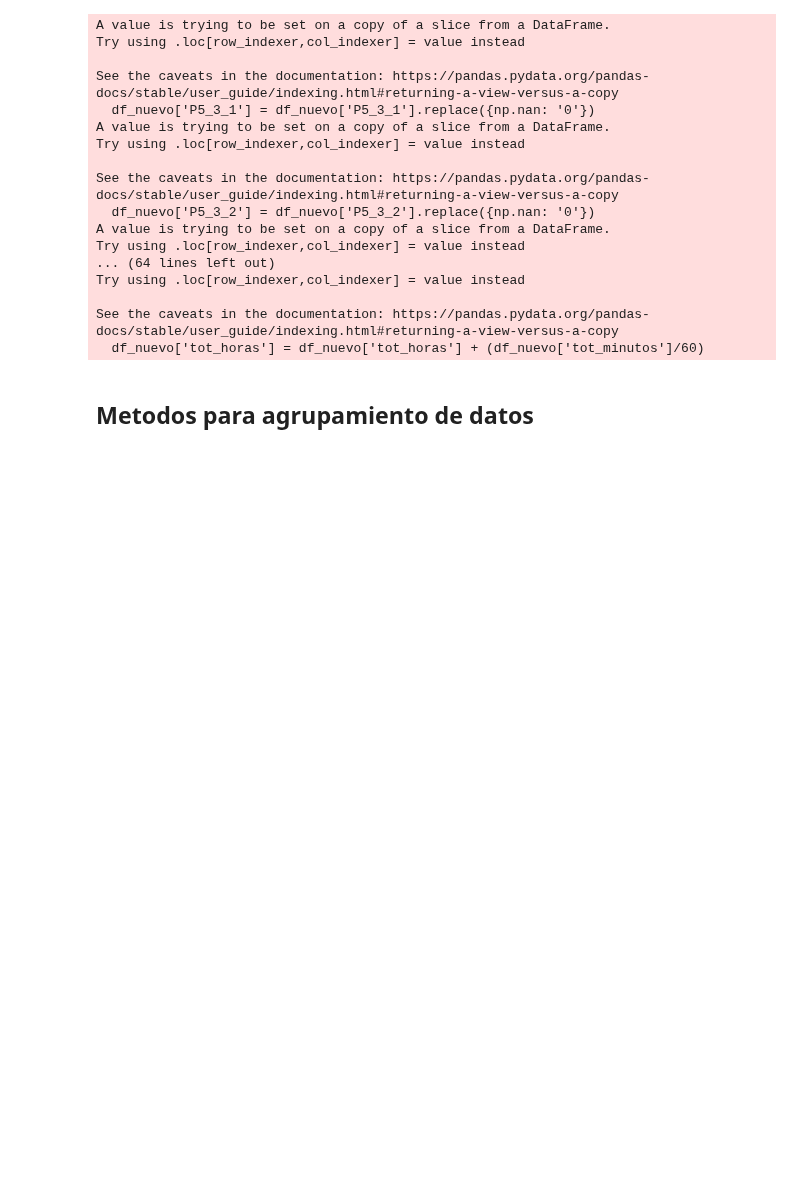
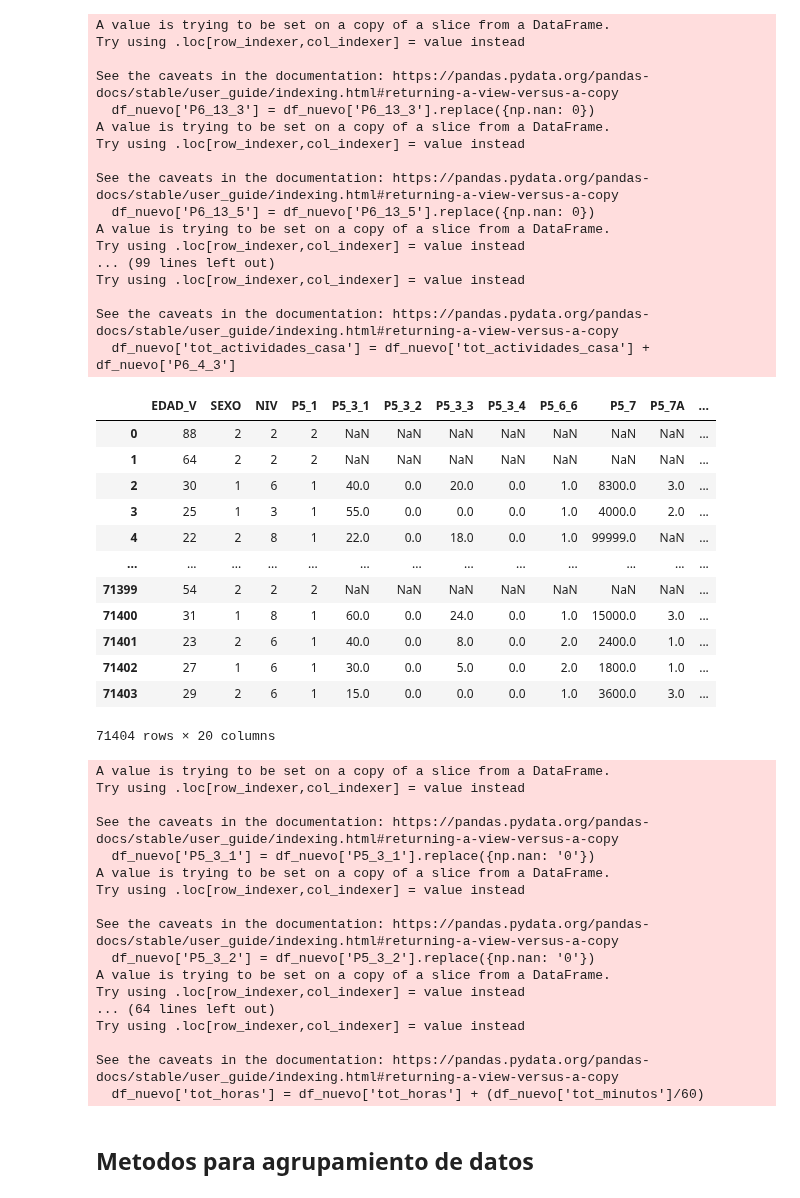
Before and after one commit to mTrujillf/inferencia, a Jupyter notebook: inferencia4.ipynb, the cells around one changed output. Cells and saved outputs as stored; diff of their text form; code cells hidden in the pictures; blank space fills up the shorter version.

```diff
--- a/inferencia4.ipynb
+++ b/inferencia4.ipynb
@@ -11,3 +11,67 @@ df_nuevo = df[['EDAD_V','SEXO','NIV','P5_1','P5_3_1','P5_3_2','P5_3_3','P5_3_4',
+# %%
+df_nuevo['P6_13_3'] = df_nuevo['P6_13_3'].replace({np.nan: 0})
+df_nuevo['P6_13_5'] = df_nuevo['P6_13_5'].replace({np.nan: 0})
+df_nuevo['P6_13_6'] = df_nuevo['P6_13_6'].replace({np.nan: 0})
+df_nuevo['P6_10_7'] = df_nuevo['P6_10_7'].replace({np.nan: 0})
+df_nuevo['P6_8_2'] = df_nuevo['P6_8_2'].replace({np.nan: 0})
+df_nuevo['P6_6_3'] = df_nuevo['P6_6_3'].replace({np.nan: 0})
+df_nuevo['P6_5_2'] = df_nuevo['P6_5_2'].replace({np.nan: 0})
+df_nuevo['P6_4_3'] = df_nuevo['P6_4_3'].replace({np.nan: 0})
+df_nuevo['P6_13_3'] = df_nuevo['P6_13_3'].replace({2: 0})
+df_nuevo['P6_13_5'] = df_nuevo['P6_13_5'].replace({2: 0})
+df_nuevo['P6_13_6'] = df_nuevo['P6_13_6'].replace({2: 0})
+df_nuevo['P6_10_7'] = df_nuevo['P6_10_7'].replace({2: 0})
+df_nuevo['P6_8_2'] = df_nuevo['P6_8_2'].replace({2: 0})
+df_nuevo['P6_6_3'] = df_nuevo['P6_6_3'].replace({2: 0})
+df_nuevo['P6_5_2'] = df_nuevo['P6_5_2'].replace({2: 0})
+df_nuevo['P6_4_3'] = df_nuevo['P6_4_3'].replace({2: 0})
+#df_nuevo['P6_13_3'] = df_nuevo['P6_13_3'].astype(int)
+#df_nuevo['P6_13_5'] = df_nuevo['P6_13_5'].astype(int)
+#df_nuevo['P6_13_6'] = df_nuevo['P6_13_6'].astype(int)
+#df_nuevo['P6_10_7'] = df_nuevo['P6_10_7'].astype(int)
+#df_nuevo['P6_8_2'] = df_nuevo['P6_8_2'].astype(int)
+#df_nuevo['P6_6_3'] = df_nuevo['P6_6_3'].astype(int)
+#df_nuevo['P6_5_2'] = df_nuevo['P6_5_2'].astype(int)
+#df_nuevo['P6_4_3'] = df_nuevo['P6_4_3'].astype(int)
+df_nuevo['tot_actividades_casa'] = df_nuevo['P6_13_3'] + df_nuevo['P6_13_5']
+df_nuevo['tot_actividades_casa'] = df_nuevo['tot_actividades_casa'] + df_nuevo['P6_13_6']
+df_nuevo['tot_actividades_casa'] = df_nuevo['tot_actividades_casa'] + df_nuevo['P6_10_7']
+df_nuevo['tot_actividades_casa'] = df_nuevo['tot_actividades_casa'] + df_nuevo['P6_8_2']
+df_nuevo['tot_actividades_casa'] = df_nuevo['tot_actividades_casa'] + df_nuevo['P6_6_3']
+df_nuevo['tot_actividades_casa'] = df_nuevo['tot_actividades_casa'] + df_nuevo['P6_5_2']
+df_nuevo['tot_actividades_casa'] = df_nuevo['tot_actividades_casa'] + df_nuevo['P6_4_3']
+df_nuevo
+# %% [output]
+A value is trying to be set on a copy of a slice from a DataFrame.
+Try using .loc[row_indexer,col_indexer] = value instead
+
+See the caveats in the documentation: https://pandas.pydata.org/pandas-docs/stable/user_guide/indexing.html#returning-a-view-versus-a-copy
+  df_nuevo['P6_13_3'] = df_nuevo['P6_13_3'].replace({np.nan: 0})
+A value is trying to be set on a copy of a slice from a DataFrame.
+Try using .loc[row_indexer,col_indexer] = value instead
+
+See the caveats in the documentation: https://pandas.pydata.org/pandas-docs/stable/user_guide/indexing.html#returning-a-view-versus-a-copy
+  df_nuevo['P6_13_5'] = df_nuevo['P6_13_5'].replace({np.nan: 0})
+A value is trying to be set on a copy of a slice from a DataFrame.
+Try using .loc[row_indexer,col_indexer] = value instead
+... (99 lines left out)
+Try using .loc[row_indexer,col_indexer] = value instead
+
+See the caveats in the documentation: https://pandas.pydata.org/pandas-docs/stable/user_guide/indexing.html#returning-a-view-versus-a-copy
+  df_nuevo['tot_actividades_casa'] = df_nuevo['tot_actividades_casa'] + df_nuevo['P6_4_3']
+|  | EDAD_V | SEXO | NIV | P5_1 | P5_3_1 | P5_3_2 | P5_3_3 | P5_3_4 | P5_6_6 | P5_7 | P5_7A | ... |
+| 0 | 88 | 2 | 2 | 2 | NaN | NaN | NaN | NaN | NaN | NaN | NaN | ... |
+| 1 | 64 | 2 | 2 | 2 | NaN | NaN | NaN | NaN | NaN | NaN | NaN | ... |
+| 2 | 30 | 1 | 6 | 1 | 40.0 | 0.0 | 20.0 | 0.0 | 1.0 | 8300.0 | 3.0 | ... |
+| 3 | 25 | 1 | 3 | 1 | 55.0 | 0.0 | 0.0 | 0.0 | 1.0 | 4000.0 | 2.0 | ... |
+| 4 | 22 | 2 | 8 | 1 | 22.0 | 0.0 | 18.0 | 0.0 | 1.0 | 99999.0 | NaN | ... |
+| ... | ... | ... | ... | ... | ... | ... | ... | ... | ... | ... | ... | ... |
+| 71399 | 54 | 2 | 2 | 2 | NaN | NaN | NaN | NaN | NaN | NaN | NaN | ... |
+| 71400 | 31 | 1 | 8 | 1 | 60.0 | 0.0 | 24.0 | 0.0 | 1.0 | 15000.0 | 3.0 | ... |
+| 71401 | 23 | 2 | 6 | 1 | 40.0 | 0.0 | 8.0 | 0.0 | 2.0 | 2400.0 | 1.0 | ... |
+| 71402 | 27 | 1 | 6 | 1 | 30.0 | 0.0 | 5.0 | 0.0 | 2.0 | 1800.0 | 1.0 | ... |
+| 71403 | 29 | 2 | 6 | 1 | 15.0 | 0.0 | 0.0 | 0.0 | 1.0 | 3600.0 | 3.0 | ... |
+71404 rows × 20 columns
 # %%
 df_nuevo['P5_3_1'] = df_nuevo['P5_3_1'].replace({np.nan: '0'})
 df_nuevo['P5_3_2'] = df_nuevo['P5_3_2'].replace({np.nan: '0'})
```
Also changed, not shown: parts of 10 cells of this notebook.
